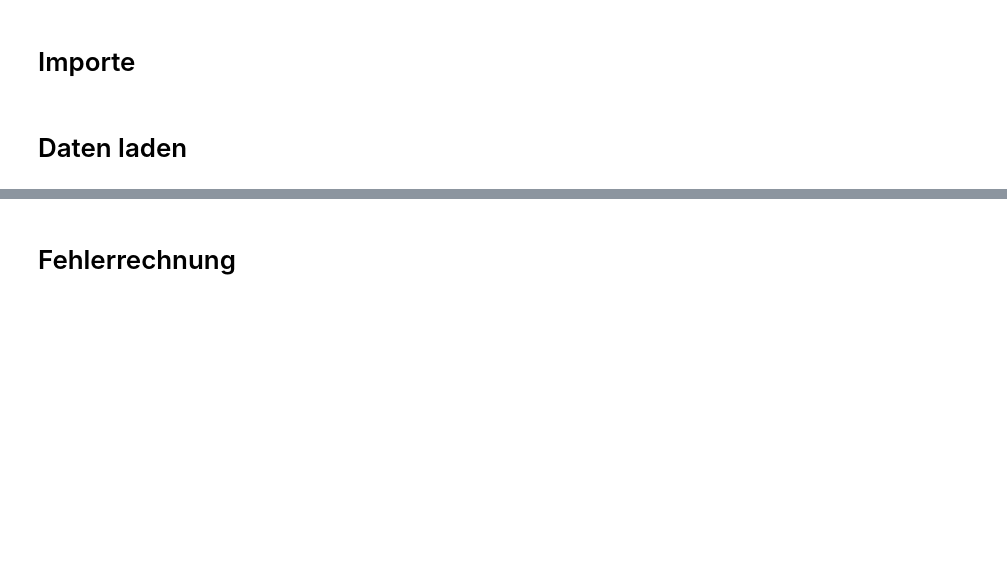
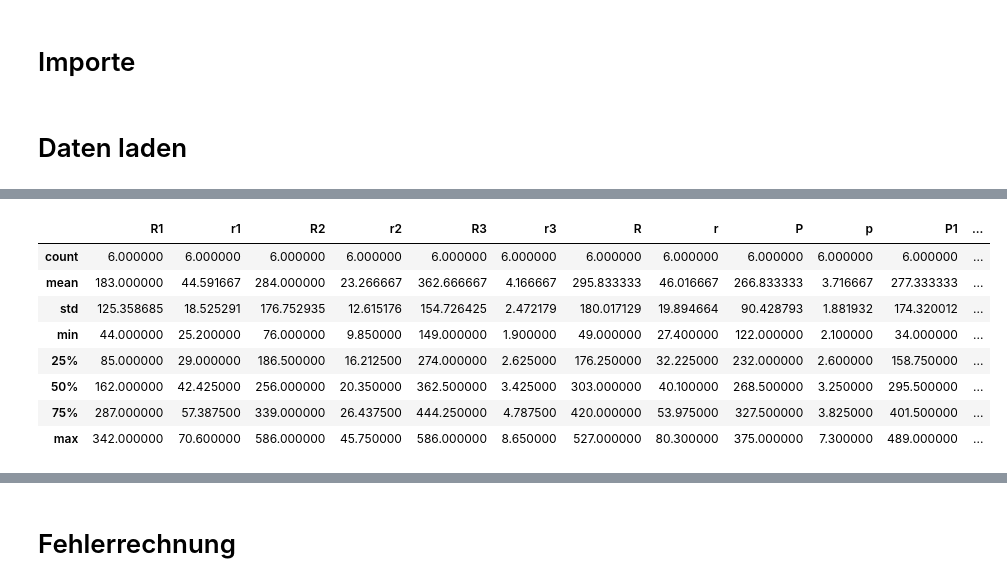
Before and after one commit to Ben-physics-dotcom/GPR_2, a Jupyter notebook: Notebooks/ED/E1.ipynb, the cells around one changed output, grey strips where cells are left out. Saved outputs shown, nothing was run; the diff lists cells and outputs as text; code cells hidden in the pictures; blank space fills up the shorter version.

```diff
--- a/Notebooks/ED/E1.ipynb
+++ b/Notebooks/ED/E1.ipynb
@@ -17,0 +12,3 @@ A1_df
+# %%
+A1_df = pd.read_csv('../../Data/ED/E1/A1.csv')
+A1_df.head()
@@ -18,2 +22,14 @@ A1_df
+# %%
+A1_df.describe()
+# %% [output]
+|  | R1 | r1 | R2 | r2 | R3 | r3 | R | r | P | p | P1 | ... |
+| count | 6.000000 | 6.000000 | 6.000000 | 6.000000 | 6.000000 | 6.000000 | 6.000000 | 6.000000 | 6.000000 | 6.000000 | 6.000000 | ... |
+| mean | 183.000000 | 44.591667 | 284.000000 | 23.266667 | 362.666667 | 4.166667 | 295.833333 | 46.016667 | 266.833333 | 3.716667 | 277.333333 | ... |
+| std | 125.358685 | 18.525291 | 176.752935 | 12.615176 | 154.726425 | 2.472179 | 180.017129 | 19.894664 | 90.428793 | 1.881932 | 174.320012 | ... |
+| min | 44.000000 | 25.200000 | 76.000000 | 9.850000 | 149.000000 | 1.900000 | 49.000000 | 27.400000 | 122.000000 | 2.100000 | 34.000000 | ... |
+| 25% | 85.000000 | 29.000000 | 186.500000 | 16.212500 | 274.000000 | 2.625000 | 176.250000 | 32.225000 | 232.000000 | 2.600000 | 158.750000 | ... |
+| 50% | 162.000000 | 42.425000 | 256.000000 | 20.350000 | 362.500000 | 3.425000 | 303.000000 | 40.100000 | 268.500000 | 3.250000 | 295.500000 | ... |
+| 75% | 287.000000 | 57.387500 | 339.000000 | 26.437500 | 444.250000 | 4.787500 | 420.000000 | 53.975000 | 327.500000 | 3.825000 | 401.500000 | ... |
+| max | 342.000000 | 70.600000 | 586.000000 | 45.750000 | 586.000000 | 8.650000 | 527.000000 | 80.300000 | 375.000000 | 7.300000 | 489.000000 | ... |
 # %%
 A1_arr = np.array(A1_df)
```
Also changed, not shown: parts of 77 cells of this notebook, 1 other file.
